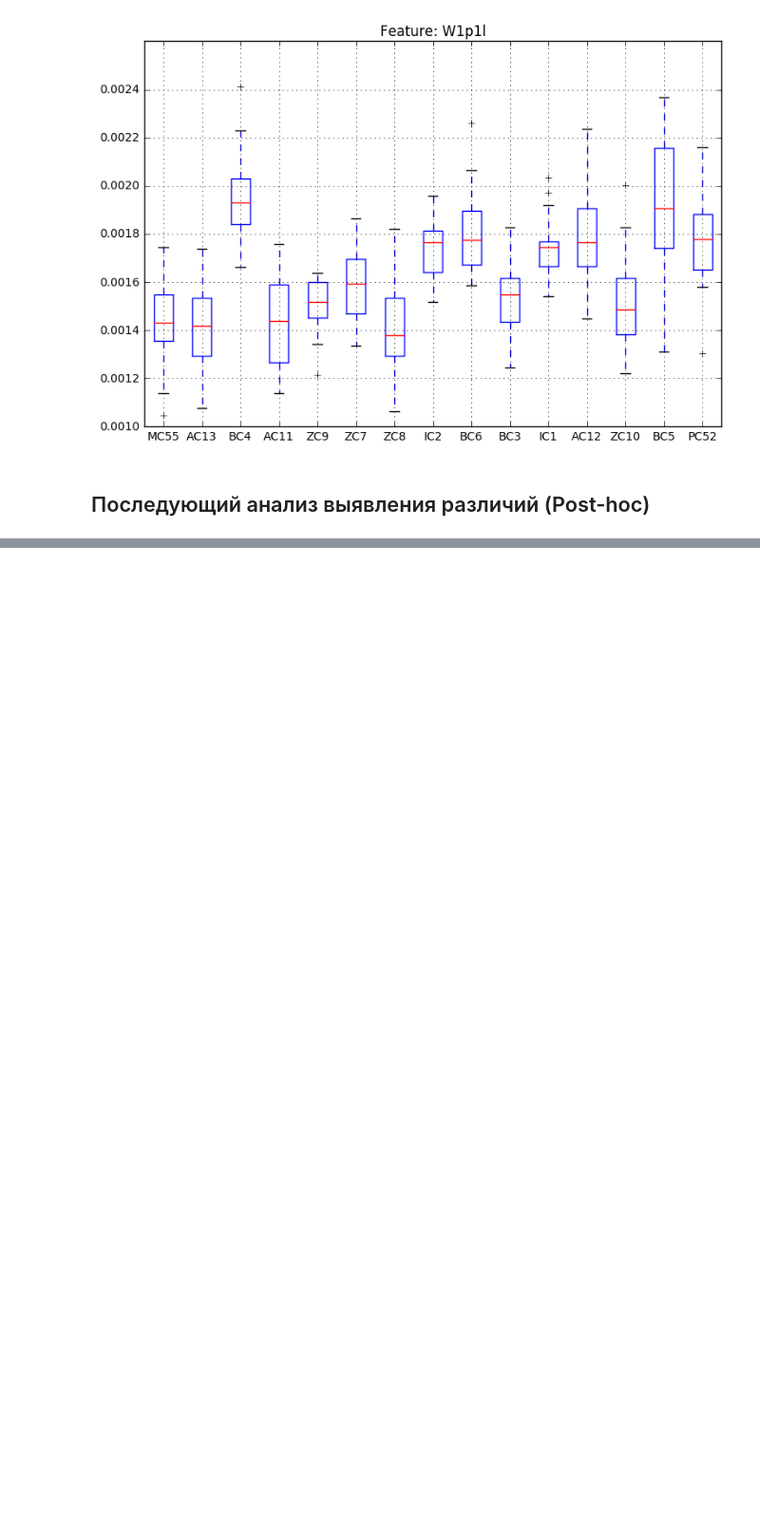
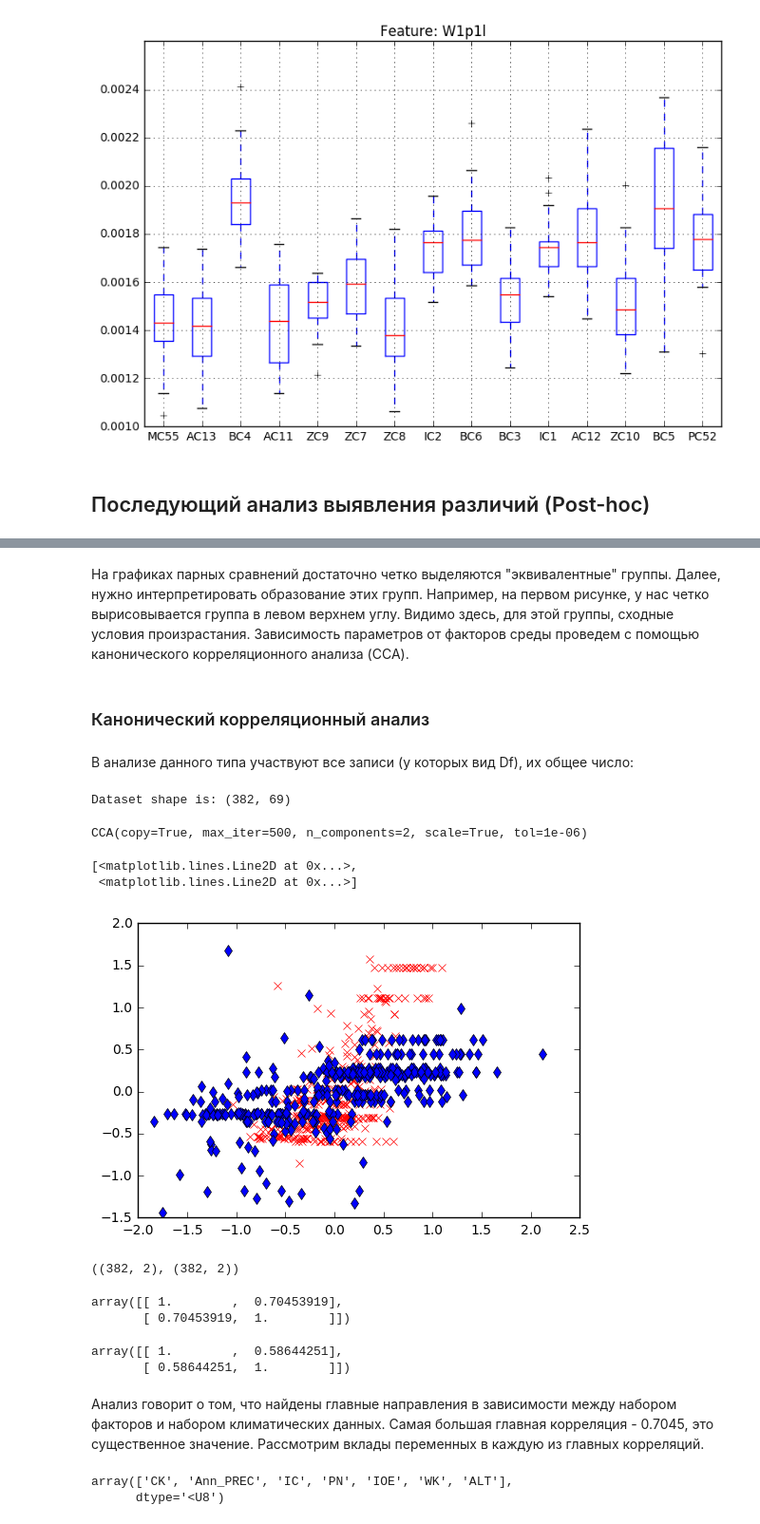
Before and after one commit to VBGI/df, a Jupyter notebook: inside_df.ipynb, the cells around one changed output, grey strips where cells are left out. Shown: that part at 95% size. Saved outputs shown, nothing was run; the diff lists cells and outputs as text; code cells hidden in the pictures; blank space fills up the shorter version.

```diff
--- a/inside_df.ipynb
+++ b/inside_df.ipynb
@@ -122,0 +143,48 @@ pd.concat(splitted)
+# %% [markdown]
+На графиках парных сравнений достаточно четко выделяются "эквивалентные" группы. Далее, нужно интерпретировать образование этих групп. Например, на первом рисунке, у нас четко вырисовывается группа в левом верхнем углу. Видимо здесь, для этой группы, сходные условия произрастания.
+Зависимость параметров от факторов среды проведем с помощью канонического корреляционного анализа (CCA).
+# %% [markdown]
+### Канонический корреляционный анализ
+# %% [markdown]
+В анализе данного типа участвуют все записи (у которых вид Df), их общее число:
+# %%
+print('Dataset shape is:', datadum.shape)
+# %% [output]
+Dataset shape is: (382, 69)
+# %%
+from sklearn.cross_decomposition import CCA
+cca = CCA(n_components=2)
+
+cca.fit(datadum[num_features], datadum[env_features])
+# %% [output]
+CCA(copy=True, max_iter=500, n_components=2, scale=True, tol=1e-06)
+# %%
+X_c, Y_c = cca.transform(datadum[num_features], datadum[env_features])
+# %%
+plt.plot(X_c[:, 0], Y_c[:, 0],'rx', X_c[:,1], Y_c[:,1], 'bd')
+# %% [output]
+[<matplotlib.lines.Line2D at 0x...>,
+ <matplotlib.lines.Line2D at 0x...>]
+[figure, added]
+# %%
+Y_c.shape, X_c.shape
+# %% [output]
+((382, 2), (382, 2))
+# %%
+np.corrcoef(X_c[:,0], Y_c[:,0])
+# %% [output]
+array([[ 1.        ,  0.70453919],
+       [ 0.70453919,  1.        ]])
+# %%
+np.corrcoef(X_c[:,1], Y_c[:,1])
+# %% [output]
+array([[ 1.        ,  0.58644251],
+       [ 0.58644251,  1.        ]])
+# %% [markdown]
+Анализ говорит о том, что найдены главные направления в зависимости между набором факторов и набором климатических данных. Самая большая главная корреляция - 0.7045, это существенное значение.
+Рассмотрим вклады переменных в каждую из главных корреляций.
+# %%
+np.array(env_features)[np.argsort(np.abs(cca.y_weights_[:,0]))[::-1]]
+# %% [output]
+array(['CK', 'Ann_PREC', 'IC', 'PN', 'IOE', 'WK', 'ALT'],
+      dtype='<U8')
```
Also changed, not shown: parts of 9 cells of this notebook, 6 other files.
